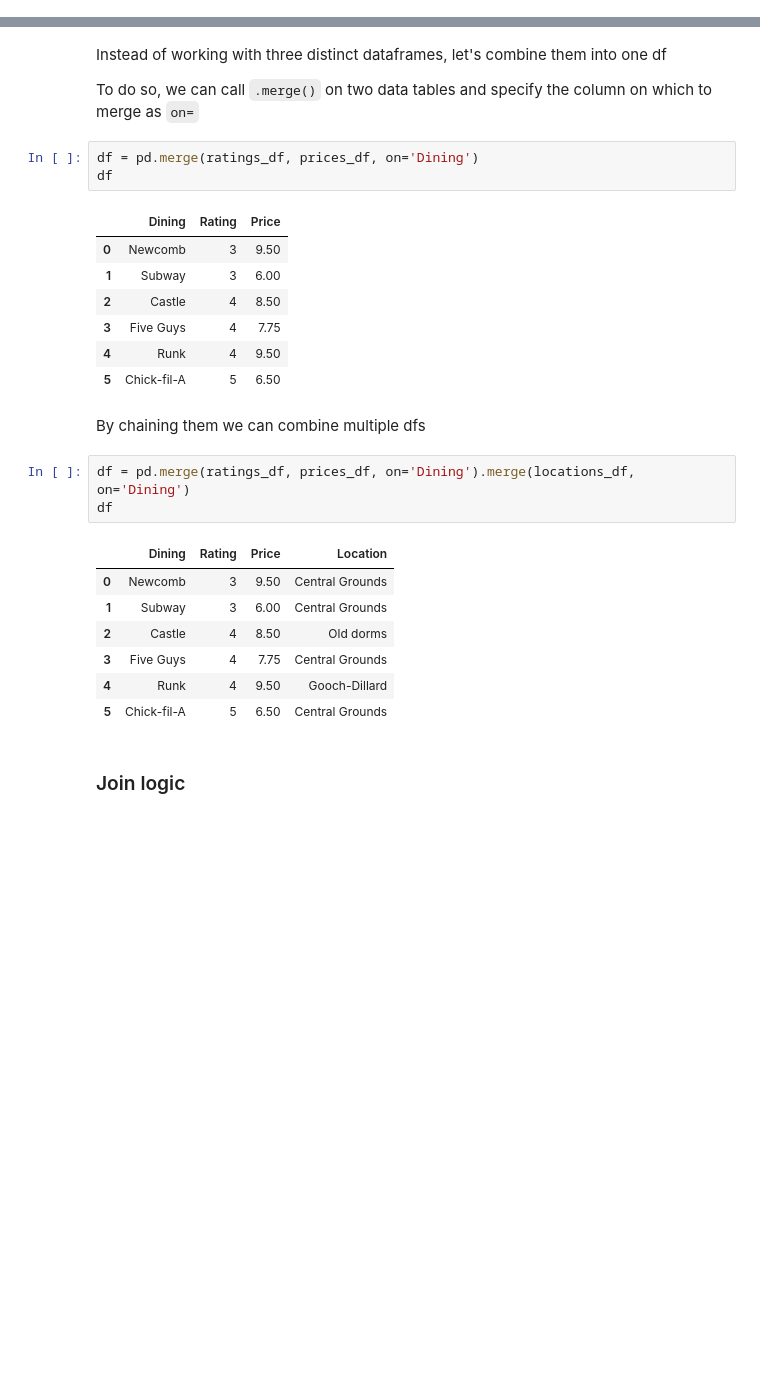
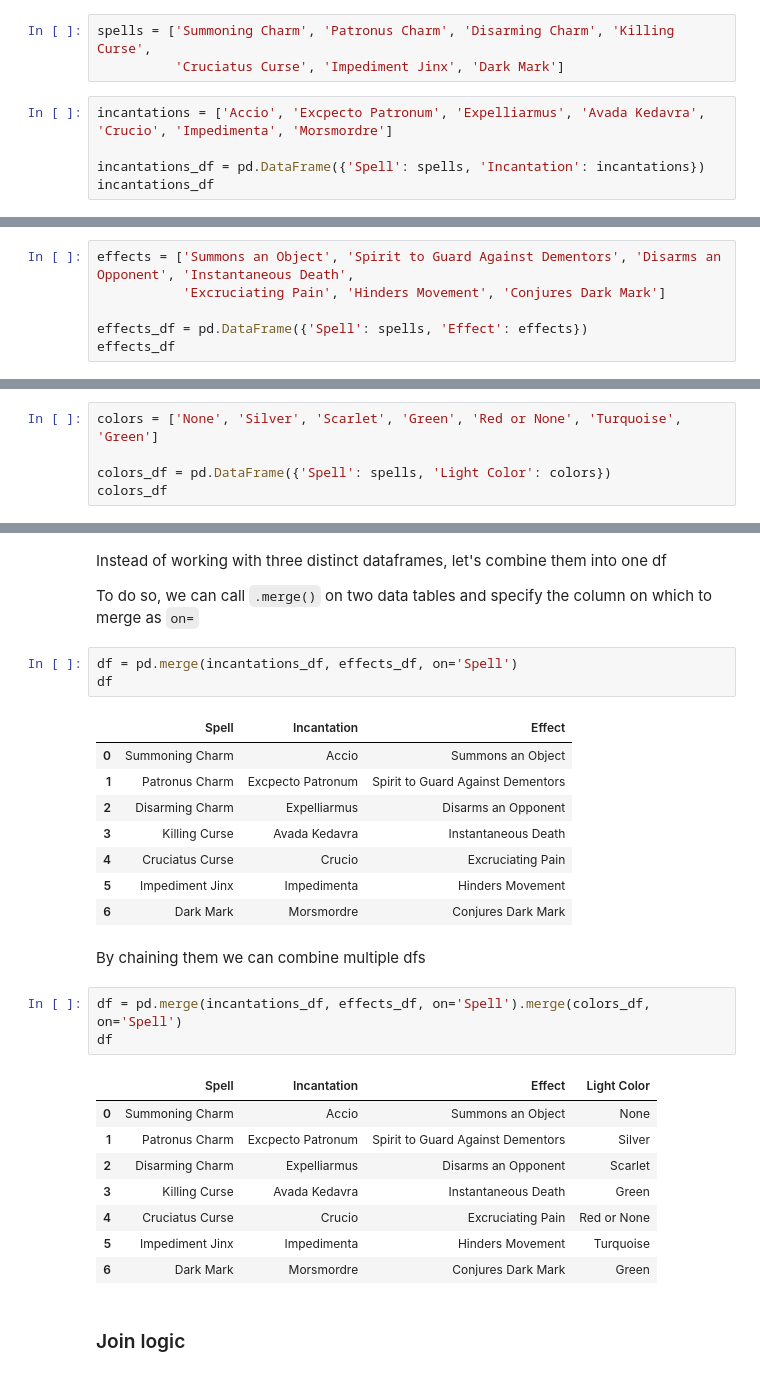
Before and after one commit to ishaandey/node, a Jupyter notebook: week-3/workshop/cleaning_key.ipynb, the cells around one changed output, grey strips where cells are left out. Saved outputs shown, nothing was run; the diff lists cells and outputs as text; blank space fills up the shorter version.

Commit message:
change week 3 merge to hp

```diff
--- a/week-3/workshop/cleaning_key.ipynb
+++ b/week-3/workshop/cleaning_key.ipynb
@@ -611,0 +574,8 @@ locations_df
+# %%
+spells = ['Summoning Charm', 'Patronus Charm', 'Disarming Charm', 'Killing Curse',
+          'Cruciatus Curse', 'Impediment Jinx', 'Dark Mark']
+# %%
+incantations = ['Accio', 'Excpecto Patronum', 'Expelliarmus', 'Avada Kedavra', 'Crucio', 'Impedimenta', 'Morsmordre']
+
+incantations_df = pd.DataFrame({'Spell': spells, 'Incantation': incantations})
+incantations_df
@@ -611,0 +591,6 @@ locations_df
+# %%
+effects = ['Summons an Object', 'Spirit to Guard Against Dementors', 'Disarms an Opponent', 'Instantaneous Death',
+           'Excruciating Pain', 'Hinders Movement', 'Conjures Dark Mark']
+
+effects_df = pd.DataFrame({'Spell': spells, 'Effect': effects})
+effects_df
@@ -611,0 +606,5 @@ locations_df
+# %%
+colors = ['None', 'Silver', 'Scarlet', 'Green', 'Red or None', 'Turquoise', 'Green']
+
+colors_df = pd.DataFrame({'Spell': spells, 'Light Color': colors})
+colors_df
@@ -652,28 +663,30 @@ Instead of working with three distinct dataframes, let's combine them into one d
 
 To do so, we can call `.merge()` on two data tables and specify the column on which to merge as `on=`
 # %%
-df = pd.merge(ratings_df, prices_df, on='Dining')
+df = pd.merge(incantations_df, effects_df, on='Spell')
 df
 # %% [output]
-|  | Dining | Rating | Price |
-| 0 | Newcomb | 3 | 9.50 |
-| 1 | Subway | 3 | 6.00 |
-| 2 | Castle | 4 | 8.50 |
-| 3 | Five Guys | 4 | 7.75 |
-| 4 | Runk | 4 | 9.50 |
-| 5 | Chick-fil-A | 5 | 6.50 |
+|  | Spell | Incantation | Effect |
+| 0 | Summoning Charm | Accio | Summons an Object |
+| 1 | Patronus Charm | Excpecto Patronum | Spirit to Guard Against Dementors |
+| 2 | Disarming Charm | Expelliarmus | Disarms an Opponent |
+| 3 | Killing Curse | Avada Kedavra | Instantaneous Death |
+| 4 | Cruciatus Curse | Crucio | Excruciating Pain |
+| 5 | Impediment Jinx | Impedimenta | Hinders Movement |
+| 6 | Dark Mark | Morsmordre | Conjures Dark Mark |
 # %% [markdown]
 By chaining them we can combine multiple dfs
 # %%
-df = pd.merge(ratings_df, prices_df, on='Dining').merge(locations_df, on='Dining')
+df = pd.merge(incantations_df, effects_df, on='Spell').merge(colors_df, on='Spell')
 df
 # %% [output]
-|  | Dining | Rating | Price | Location |
-| 0 | Newcomb | 3 | 9.50 | Central Grounds |
-| 1 | Subway | 3 | 6.00 | Central Grounds |
-| 2 | Castle | 4 | 8.50 | Old dorms |
-| 3 | Five Guys | 4 | 7.75 | Central Grounds |
-| 4 | Runk | 4 | 9.50 | Gooch-Dillard |
-| 5 | Chick-fil-A | 5 | 6.50 | Central Grounds |
+|  | Spell | Incantation | Effect | Light Color |
+| 0 | Summoning Charm | Accio | Summons an Object | None |
+| 1 | Patronus Charm | Excpecto Patronum | Spirit to Guard Against Dementors | Silver |
+| 2 | Disarming Charm | Expelliarmus | Disarms an Opponent | Scarlet |
+| 3 | Killing Curse | Avada Kedavra | Instantaneous Death | Green |
+| 4 | Cruciatus Curse | Crucio | Excruciating Pain | Red or None |
+| 5 | Impediment Jinx | Impedimenta | Hinders Movement | Turquoise |
+| 6 | Dark Mark | Morsmordre | Conjures Dark Mark | Green |
 # %% [markdown]
 ### Join logic
```
Also changed, not shown: parts of 34 cells of this notebook.
